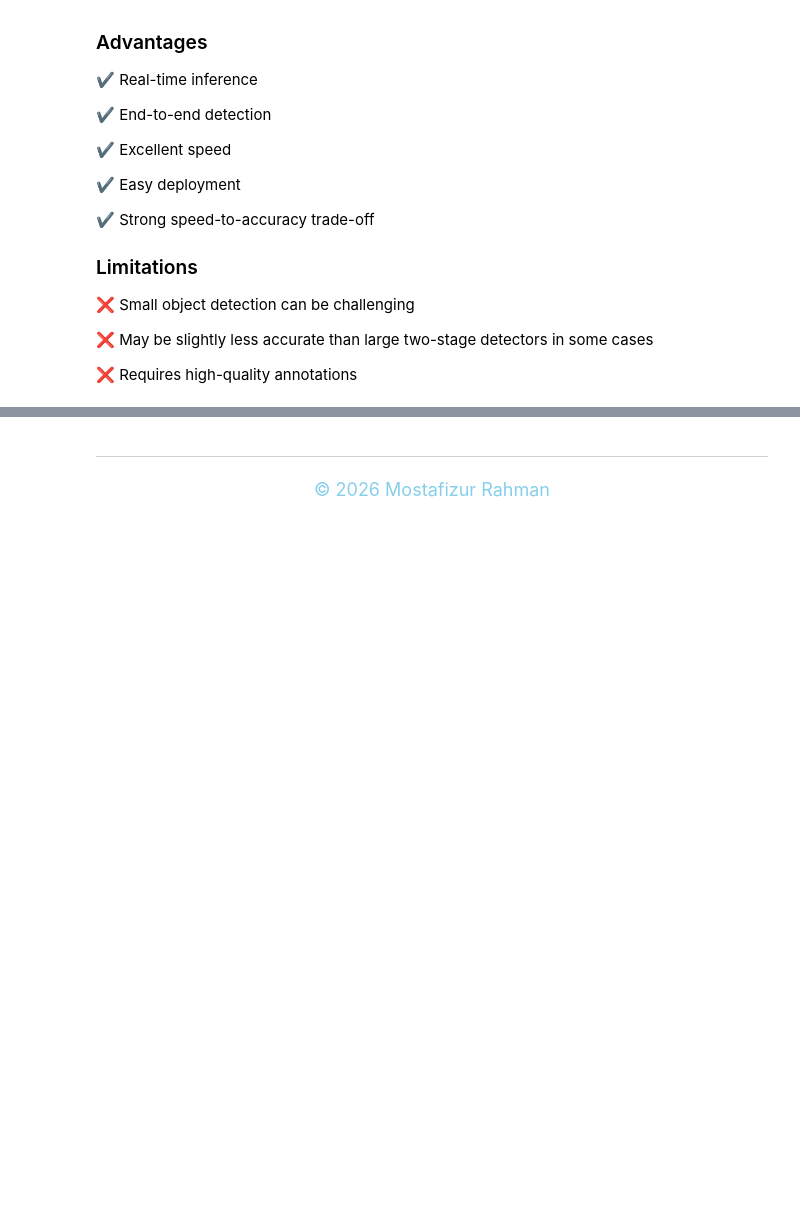
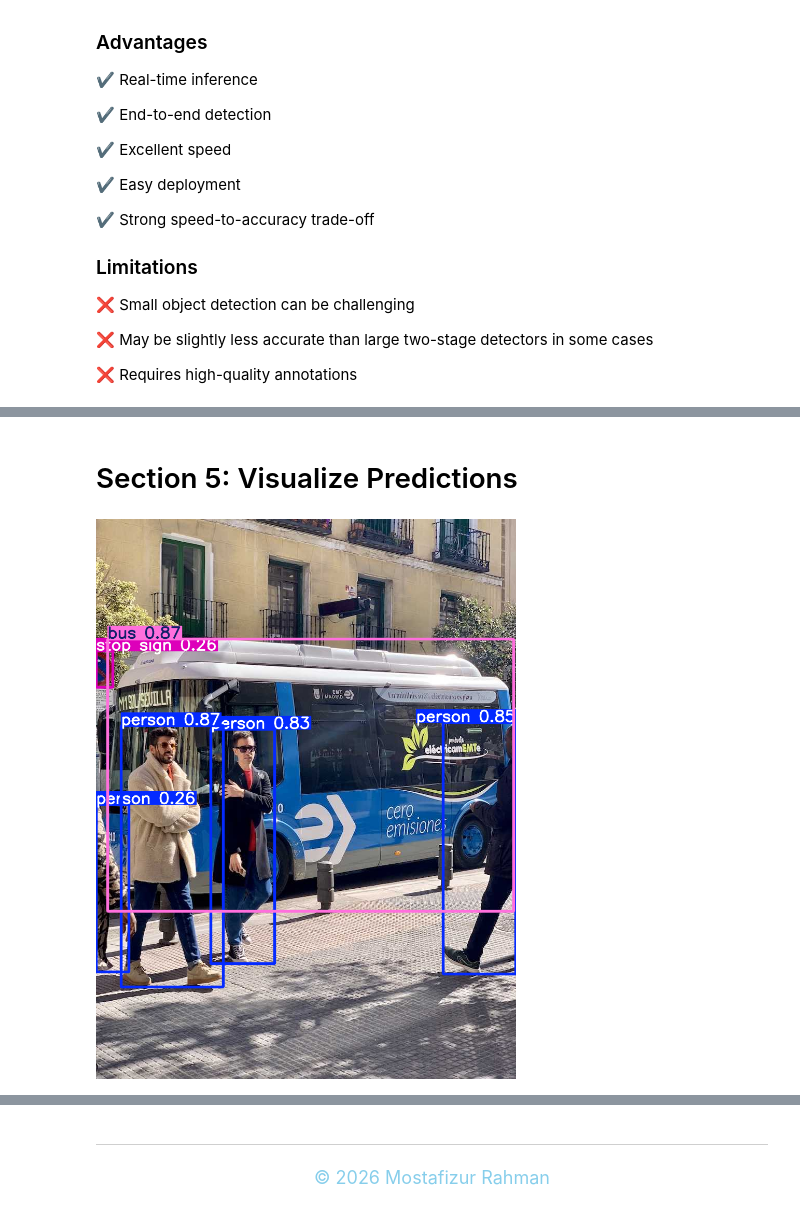
Before and after one commit to mrafraim/Deep-Learning-Specialization, a Jupyter notebook: dl-day-58-pretrained-detection-models.ipynb, the cells around one changed output, grey strips where cells are left out. Cells and saved outputs as stored; diff of their text form; code cells hidden in the pictures; blank space fills up the shorter version.

Commit message:
DL | Day 58 | Pretrained Detection Models

```diff
--- a/dl-day-58-pretrained-detection-models.ipynb
+++ b/dl-day-58-pretrained-detection-models.ipynb
@@ -217,0 +254,2 @@ Final Detections
+# %%
+model = YOLO("yolov8n.pt")
@@ -217,0 +284,4 @@ Final Detections
+# %%
+results = model(
+    "https://ultralytics.com/images/bus.jpg"
+)
@@ -217,0 +304,6 @@ Final Detections
+# %% [markdown]
+# Section 5: Visualize Predictions
+# %%
+results[0].show()
+# %% [output]
+[figure, added]
```
Also changed, not shown: parts of 28 cells of this notebook.
